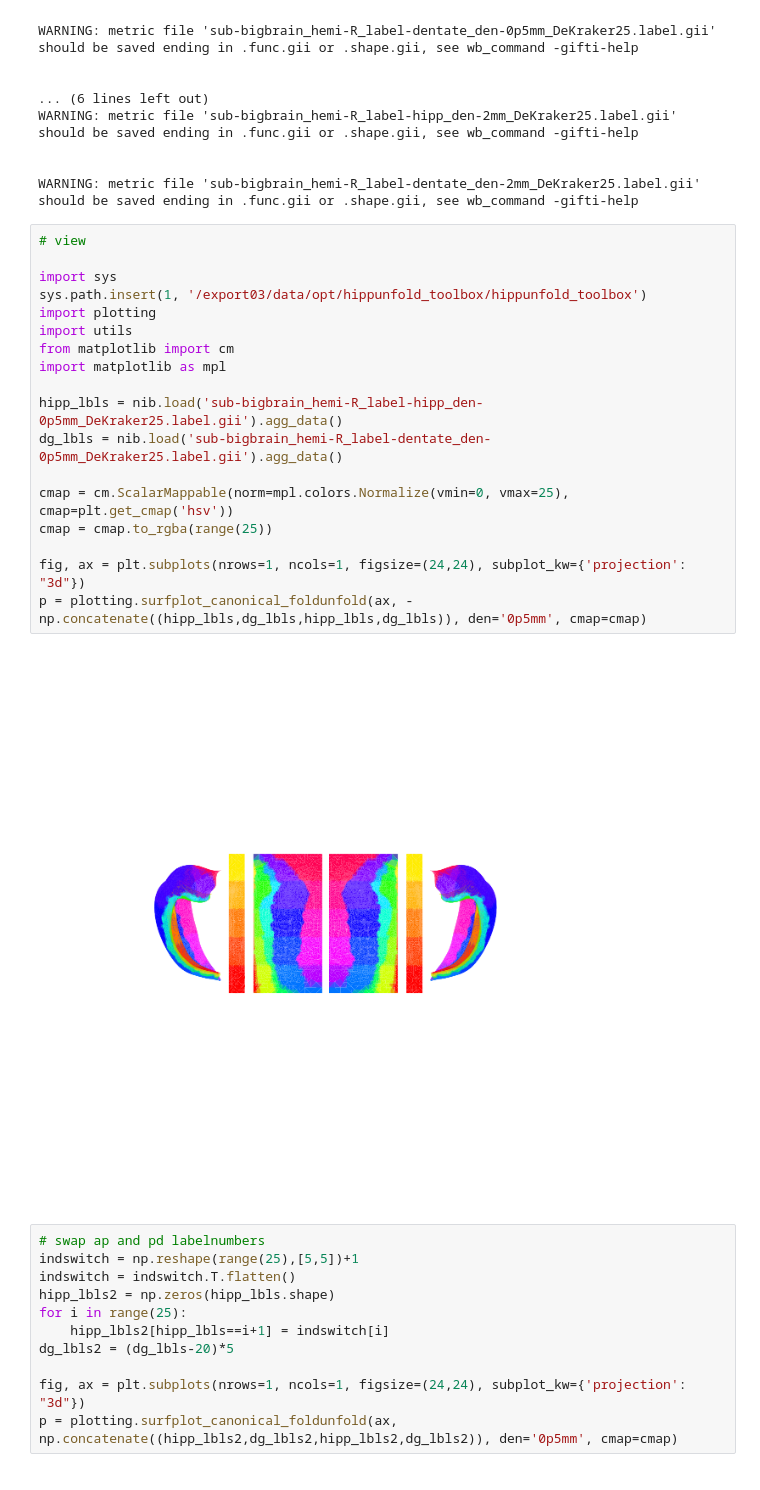
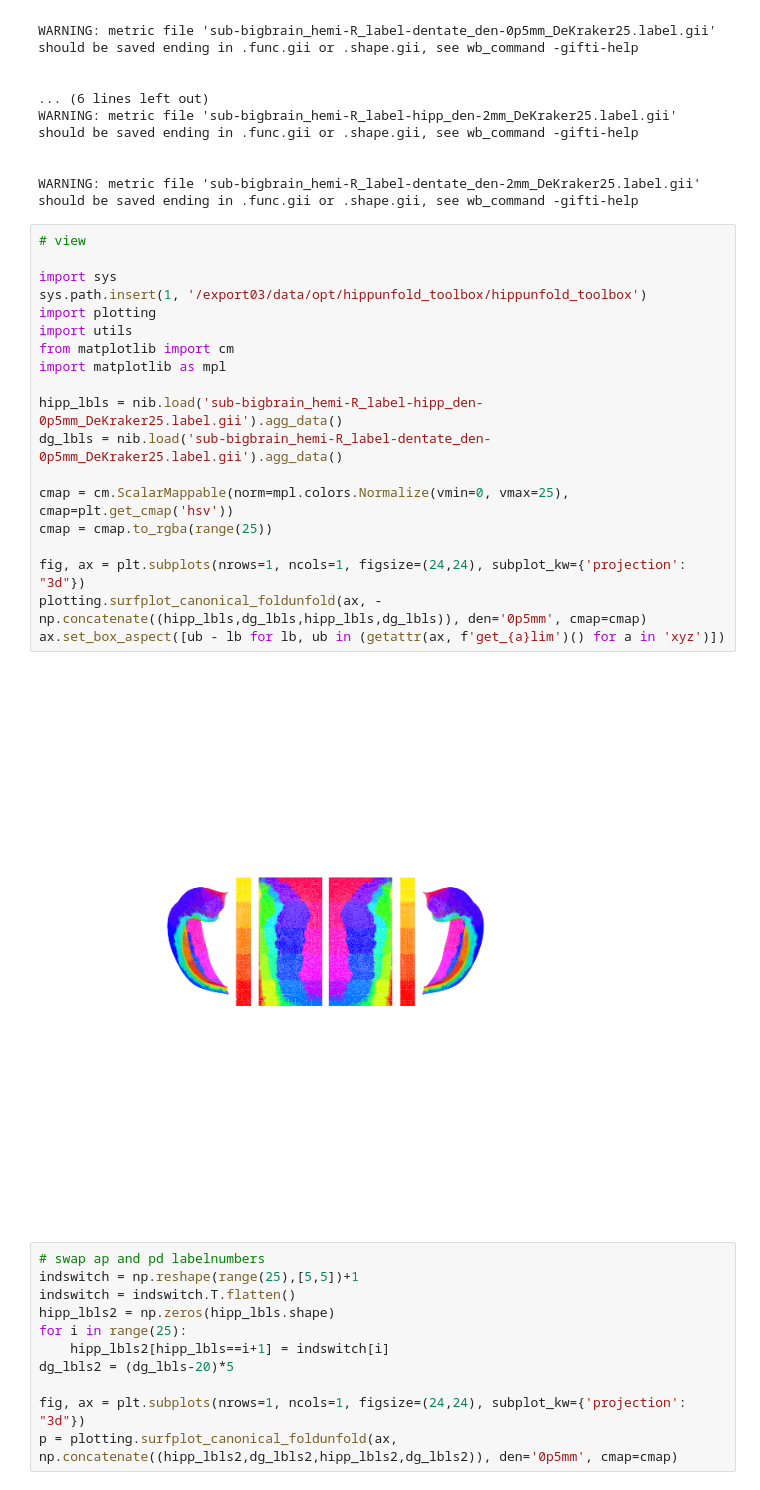
Before and after one commit to jordandekraker/hippunfold_toolbox, a Jupyter notebook: resources/parc-DeKraker25/Generate_DeKraker25.ipynb, the cells around one changed output. Cells and saved outputs as stored; diff of their text form.

```diff
--- a/resources/parc-DeKraker25/Generate_DeKraker25.ipynb
+++ b/resources/parc-DeKraker25/Generate_DeKraker25.ipynb
@@ -79,23 +79,24 @@ WARNING: metric file 'sub-bigbrain_hemi-R_label-dentate_den-2mm_DeKraker25.label
 # %%
 # view
 
 import sys
 sys.path.insert(1, '/export03/data/opt/hippunfold_toolbox/hippunfold_toolbox')
 import plotting
 import utils
 from matplotlib import cm
 import matplotlib as mpl
 
 hipp_lbls = nib.load('sub-bigbrain_hemi-R_label-hipp_den-0p5mm_DeKraker25.label.gii').agg_data()
 dg_lbls = nib.load('sub-bigbrain_hemi-R_label-dentate_den-0p5mm_DeKraker25.label.gii').agg_data()
 
 cmap = cm.ScalarMappable(norm=mpl.colors.Normalize(vmin=0, vmax=25), cmap=plt.get_cmap('hsv'))
 cmap = cmap.to_rgba(range(25))
 
 fig, ax = plt.subplots(nrows=1, ncols=1, figsize=(24,24), subplot_kw={'projection': "3d"})
-p = plotting.surfplot_canonical_foldunfold(ax, -np.concatenate((hipp_lbls,dg_lbls,hipp_lbls,dg_lbls)), den='0p5mm', cmap=cmap)
+plotting.surfplot_canonical_foldunfold(ax, -np.concatenate((hipp_lbls,dg_lbls,hipp_lbls,dg_lbls)), den='0p5mm', cmap=cmap)
+ax.set_box_aspect([ub - lb for lb, ub in (getattr(ax, f'get_{a}lim')() for a in 'xyz')])
 # %% [output]
-[figure, old version]
+[figure, new version]
 # %%
 # swap ap and pd labelnumbers
 indswitch = np.reshape(range(25),[5,5])+1
```
Also changed, not shown: parts of 3 cells of this notebook.
